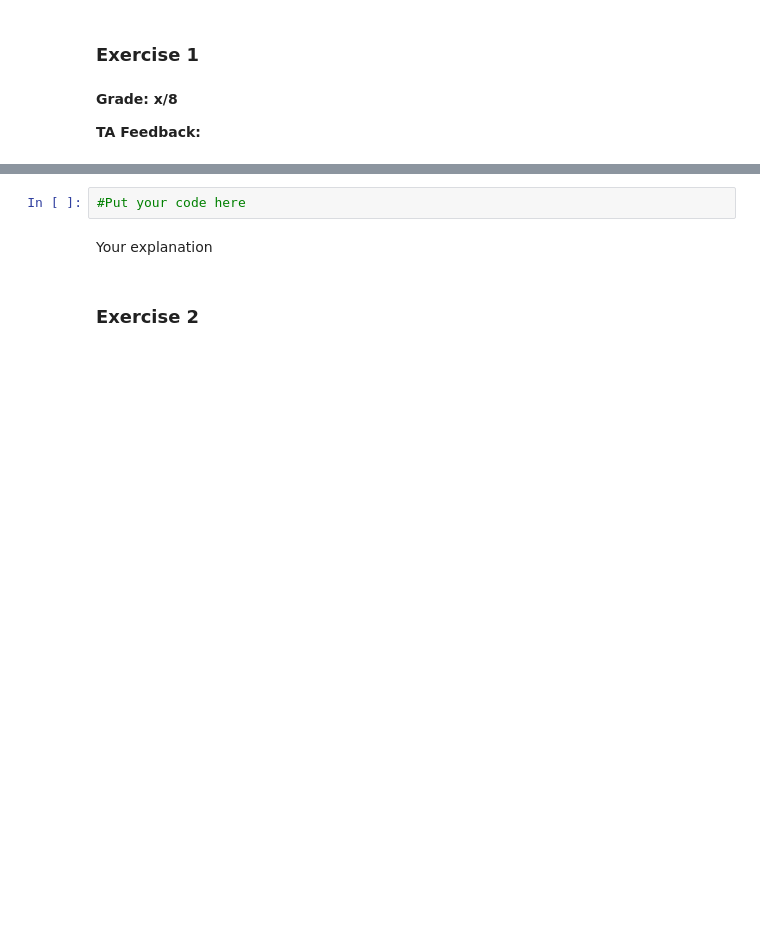
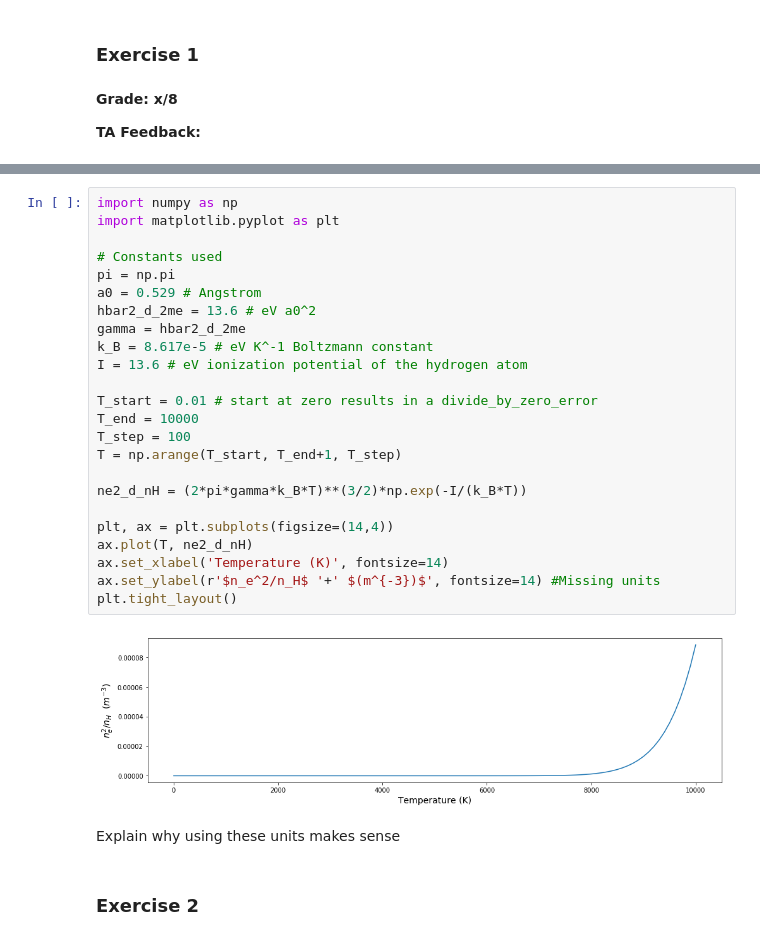
Before and after one commit to tmtenbrink/statfys, a Jupyter notebook: sf2.ipynb, the cells around one changed output, grey strips where cells are left out. Saved outputs shown, nothing was run; the diff lists cells and outputs as text; blank space fills up the shorter version.

```diff
--- a/sf2.ipynb
+++ b/sf2.ipynb
@@ -47,7 +53,31 @@ From which it follows
-# %%
-#Put your code here
-# %% [markdown]
-Your explanation
+# %%
+import numpy as np
+import matplotlib.pyplot as plt
+
+# Constants used
+pi = np.pi
+a0 = 0.529 # Angstrom
+hbar2_d_2me = 13.6 # eV a0^2
+gamma = hbar2_d_2me
+k_B = 8.617e-5 # eV K^-1 Boltzmann constant
+I = 13.6 # eV ionization potential of the hydrogen atom
+
+T_start = 0.01 # start at zero results in a divide_by_zero_error
+T_end = 10000
+T_step = 100
+T = np.arange(T_start, T_end+1, T_step)
+
+ne2_d_nH = (2*pi*gamma*k_B*T)**(3/2)*np.exp(-I/(k_B*T))
+
+plt, ax = plt.subplots(figsize=(14,4))
+ax.plot(T, ne2_d_nH)
+ax.set_xlabel('Temperature (K)', fontsize=14)
+ax.set_ylabel(r'$n_e^2/n_H$ '+' $(m^{-3})$', fontsize=14) #Missing units
+plt.tight_layout()
+# %% [output]
+[figure, added]
+# %% [markdown]
+Explain why using these units makes sense
 # %% [markdown]
 ### Exercise 2
 # %% [markdown]
```
Also changed, not shown: parts of 10 cells of this notebook.
